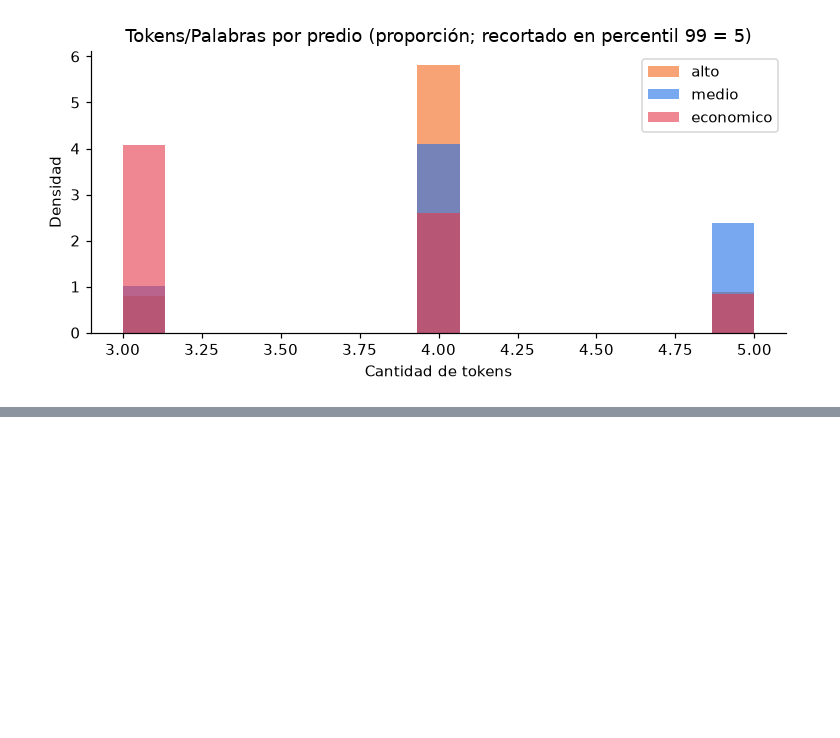
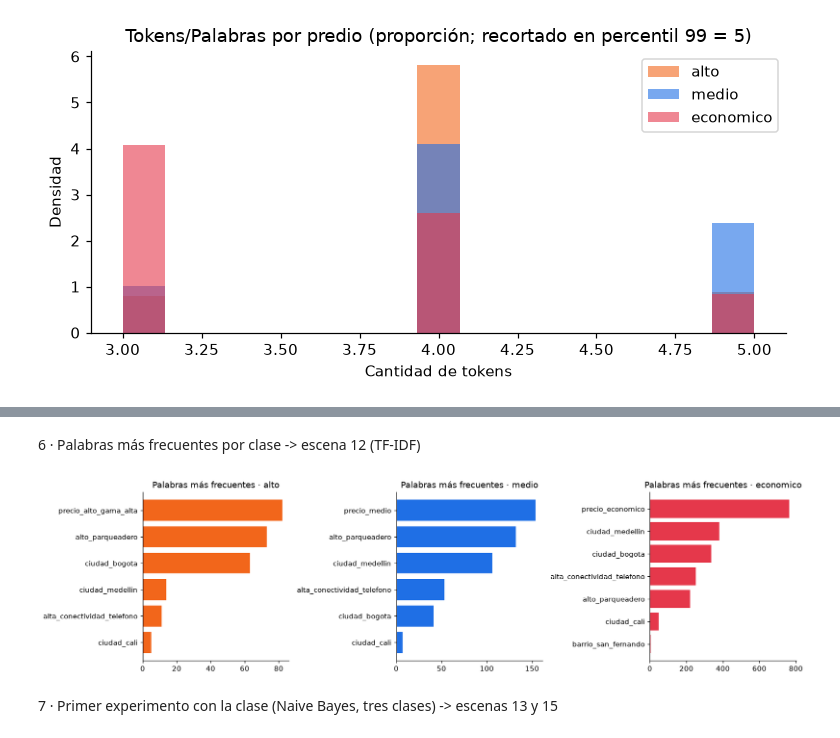
Before and after one commit to S-lopez14/ML_202604_Santiago_Lopez_F, a Jupyter notebook: src/sincronicas/Semana_3SINC.ipynb, the cells around one changed output, grey strips where cells are left out. Drawn from its saved outputs; the diff is of its cells as text; code cells hidden in the pictures; blank space fills up the shorter version.

```diff
--- a/src/sincronicas/Semana_3SINC.ipynb
+++ b/src/sincronicas/Semana_3SINC.ipynb
@@ -415,0 +441,21 @@ plt.show()
+# %% [markdown]
+6 · Palabras más frecuentes por clase -> escena 12 (TF-IDF)
+# %%
+def top_palabras(textos, n=15):
+    cv = CountVectorizer(stop_words="english", min_df=3)
+    m = cv.fit_transform(textos)
+    suma = np.asarray(m.sum(axis=0)).ravel()
+    orden = suma.argsort()[::-1][:n]
+    return pd.Series(suma[orden], index=cv.get_feature_names_out()[orden])
+
+fig, ejes = plt.subplots(1, 3, figsize=(15, 4))
+for eje, clase in zip(ejes, CLASES):
+    top = top_palabras(df.loc[df["etiqueta"] == clase, "text"])
+    eje.barh(top.index[::-1], top.values[::-1], color=COLORES[clase])
+    eje.set_title(f"Palabras más frecuentes · {clase}")
+plt.tight_layout()
+plt.show()
+# %% [output]
+[figure, added]
+# %% [markdown]
+7 · Primer experimento con la clase (Naive Bayes, tres clases) -> escenas 13 y 15
```
Also changed, not shown: parts of 16 cells of this notebook, 8 other files.
